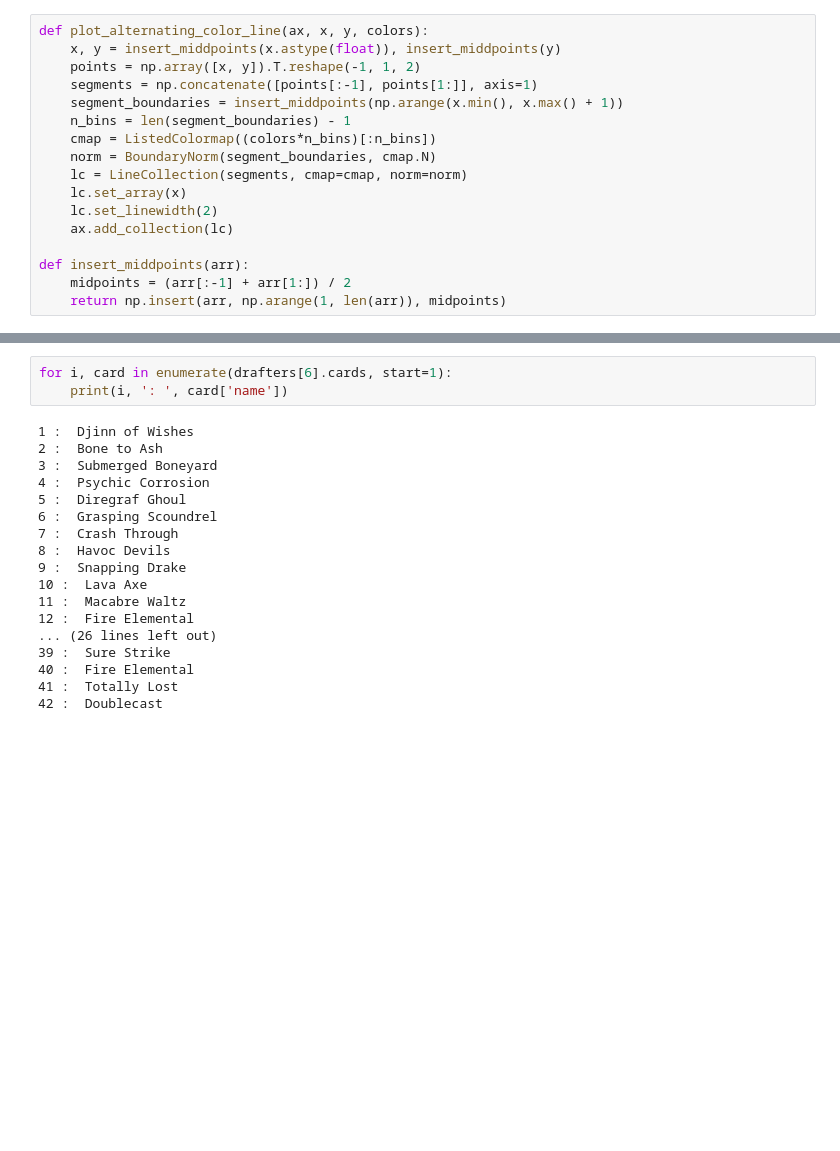
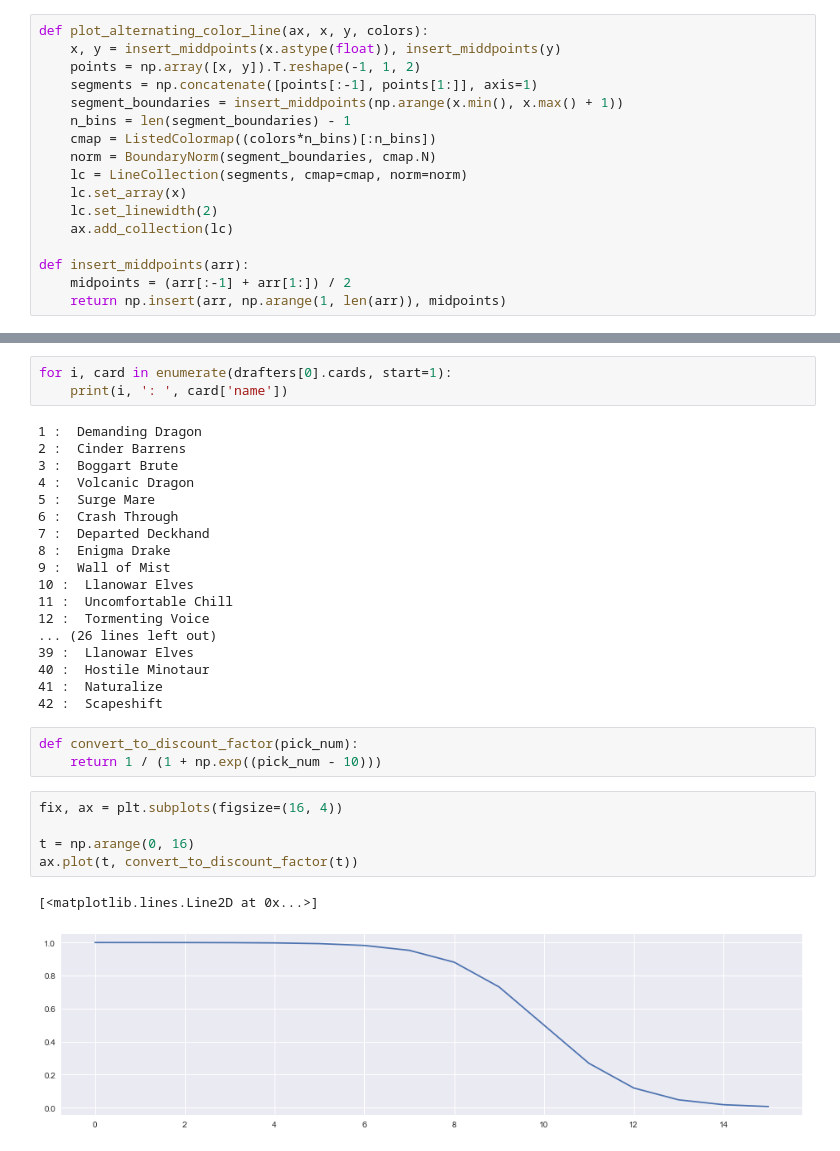
Before and after one commit to madrury/mtg-draftbot, a Jupyter notebook: draft-experiments.ipynb, the cells around one changed output, grey strips where cells are left out. Drawn from its saved outputs; the diff is of its cells as text; blank space fills up the shorter version.

```diff
--- a/draft-experiments.ipynb
+++ b/draft-experiments.ipynb
@@ -120,21 +131,32 @@ Passing vertices as `(verts, 0)` is deprecated since Matplotlib 3.0, and support
 # %%
-for i, card in enumerate(drafters[6].cards, start=1):
+for i, card in enumerate(drafters[0].cards, start=1):
     print(i, ': ', card['name'])
 # %% [output]
-1 :  Djinn of Wishes
-2 :  Bone to Ash
-3 :  Submerged Boneyard
-4 :  Psychic Corrosion
-5 :  Diregraf Ghoul
-6 :  Grasping Scoundrel
-7 :  Crash Through
-8 :  Havoc Devils
-9 :  Snapping Drake
-10 :  Lava Axe
-11 :  Macabre Waltz
-12 :  Fire Elemental
+1 :  Demanding Dragon
+2 :  Cinder Barrens
+3 :  Boggart Brute
+4 :  Volcanic Dragon
+5 :  Surge Mare
+6 :  Crash Through
+7 :  Departed Deckhand
+8 :  Enigma Drake
+9 :  Wall of Mist
+10 :  Llanowar Elves
+11 :  Uncomfortable Chill
+12 :  Tormenting Voice
 ... (26 lines left out)
-39 :  Sure Strike
-40 :  Fire Elemental
-41 :  Totally Lost
-42 :  Doublecast
+39 :  Llanowar Elves
+40 :  Hostile Minotaur
+41 :  Naturalize
+42 :  Scapeshift
+# %%
+def convert_to_discount_factor(pick_num):
+    return 1 / (1 + np.exp((pick_num - 10)))
+# %%
+fix, ax = plt.subplots(figsize=(16, 4))
+
+t = np.arange(0, 16)
+ax.plot(t, convert_to_discount_factor(t))
+# %% [output]
+[<matplotlib.lines.Line2D at 0x...>]
+[figure, added]
```
Also changed, not shown: parts of 5 cells of this notebook.
